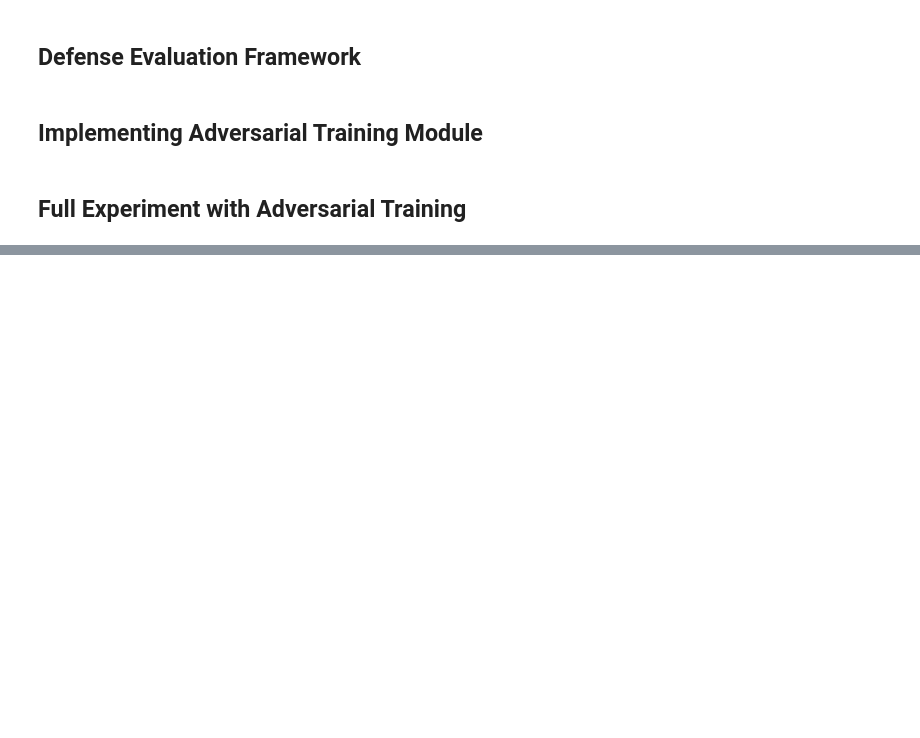
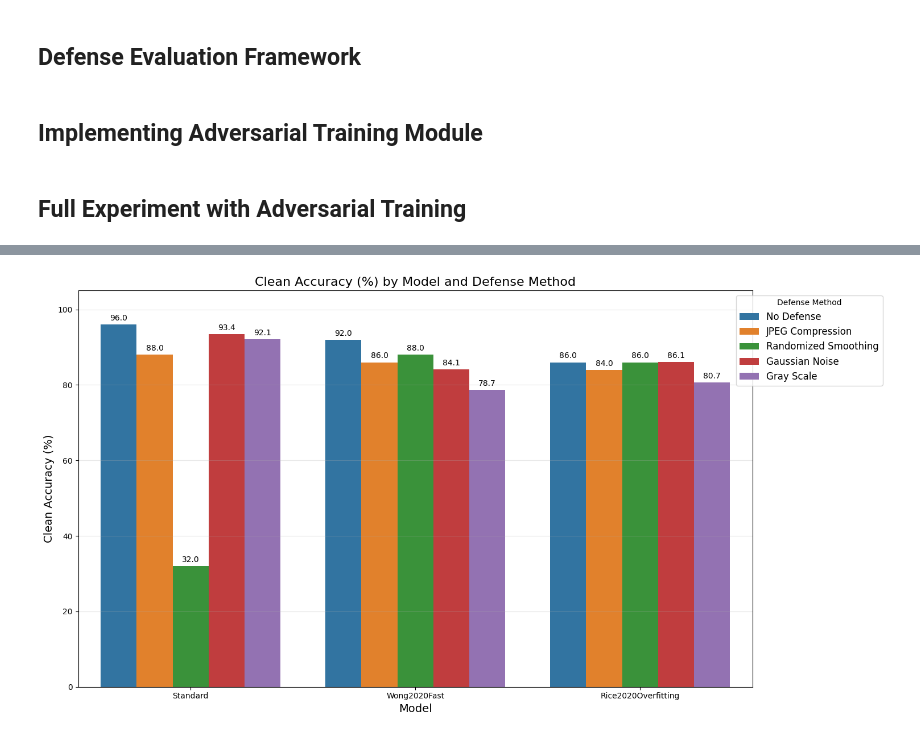
Before and after one commit to bkty1122/COM6103, a Jupyter notebook: (CIFAR10)_attack_fix_0405(test with defense).ipynb, the cells around one changed output, grey strips where cells are left out. Cells and saved outputs as stored; diff of their text form; code cells hidden in the pictures; blank space fills up the shorter version.

```diff
--- a/(CIFAR10)_attack_fix_0405(test with defense).ipynb
+++ b/(CIFAR10)_attack_fix_0405(test with defense).ipynb
@@ -1723,0 +1543,57 @@ Evaluating defenses for Rice2020Overfitting model...
+# %%
+import matplotlib.pyplot as plt
+import seaborn as sns
+import pandas as pd
+import numpy as np
+
+# Create combined data with all 5 defense methods for each model
+combined_data = [
+    # Standard model with all defenses
+    {'Model': 'Standard', 'Defense': 'No Defense', 'Clean Accuracy (%)': 95.999998},
+    {'Model': 'Standard', 'Defense': 'JPEG Compression', 'Clean Accuracy (%)': 88.000000},
+    {'Model': 'Standard', 'Defense': 'Randomized Smoothing', 'Clean Accuracy (%)': 31.999999},
+    {'Model': 'Standard', 'Defense': 'Gaussian Noise', 'Clean Accuracy (%)': 93.4},
+    {'Model': 'Standard', 'Defense': 'Gray Scale', 'Clean Accuracy (%)': 92.1},
+
+    # Wong2020Fast model with all defenses
+    {'Model': 'Wong2020Fast', 'Defense': 'No Defense', 'Clean Accuracy (%)': 91.999996},
+    {'Model': 'Wong2020Fast', 'Defense': 'JPEG Compression', 'Clean Accuracy (%)': 85.999995},
+    {'Model': 'Wong2020Fast', 'Defense': 'Randomized Smoothing', 'Clean Accuracy (%)': 88.000000},
+    {'Model': 'Wong2020Fast', 'Defense': 'Gaussian Noise', 'Clean Accuracy (%)': 84.1},
+    {'Model': 'Wong2020Fast', 'Defense': 'Gray Scale', 'Clean Accuracy (%)': 78.7},
+
+    # Rice2020Overfitting model with all defenses
+    {'Model': 'Rice2020Overfitting', 'Defense': 'No Defense', 'Clean Accuracy (%)': 85.999995},
+    {'Model': 'Rice2020Overfitting', 'Defense': 'JPEG Compression', 'Clean Accuracy (%)': 83.999997},
+    {'Model': 'Rice2020Overfitting', 'Defense': 'Randomized Smoothing', 'Clean Accuracy (%)': 85.999995},
+    {'Model': 'Rice2020Overfitting', 'Defense': 'Gaussian Noise', 'Clean Accuracy (%)': 86.1},
+    {'Model': 'Rice2020Overfitting', 'Defense': 'Gray Scale', 'Clean Accuracy (%)': 80.7}
+]
+
+df = pd.DataFrame(combined_data)
+
+# Define a color scheme with 5 distinct colors
+color_palette = ['#1f77b4', '#ff7f0e', '#2ca02c', '#d62728', '#9467bd']  # blue, orange, green, red, purple
+
+# Create a figure for the bar chart
+plt.figure(figsize=(15, 8))
+
+# Use seaborn for grouped bar chart with the specified color palette
+ax = sns.barplot(x='Model', y='Clean Accuracy (%)', hue='Defense', data=df, palette=color_palette)
+
+# Add data labels on top of each bar
+for container in ax.containers:
+    ax.bar_label(container, fmt='%.1f', padding=3)
+
+# Customize the chart
+plt.title('Clean Accuracy (%) by Model and Defense Method', fontsize=16)
+plt.xlabel('Model', fontsize=14)
+plt.ylabel('Clean Accuracy (%)', fontsize=14)
+plt.ylim(0, 105)  # Add some space for labels
+plt.grid(axis='y', alpha=0.3)
+plt.legend(title='Defense Method', fontsize=12, loc='upper right', bbox_to_anchor=(1.2, 1))
+
+plt.tight_layout()
+plt.show()
+# %% [output]
+[figure, added]
```
Also changed, not shown: parts of 11 cells of this notebook, 6 other files.
